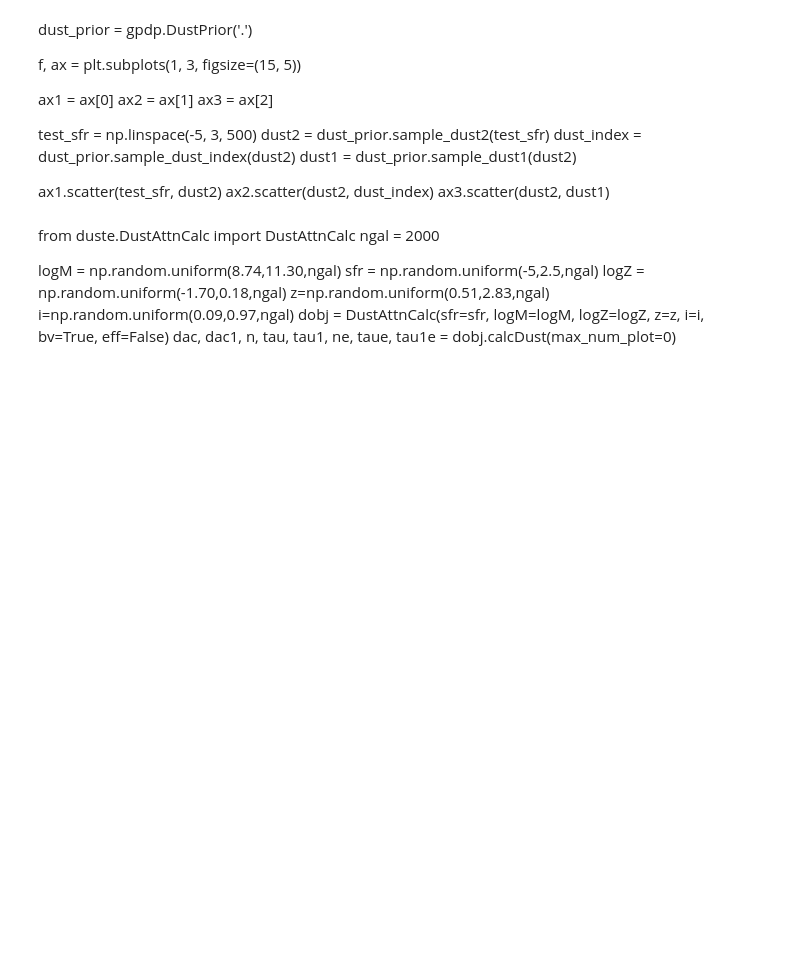
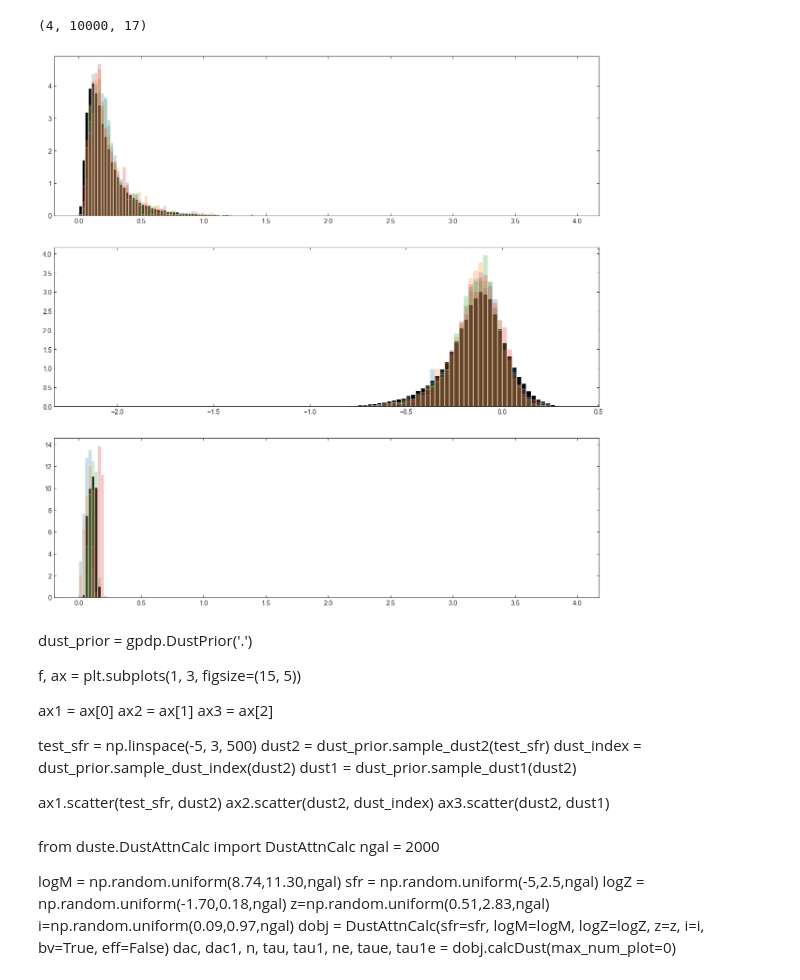
Before and after one commit to fpetri115/LBGforecast, a Jupyter notebook: test_dust_prior.ipynb, the cells around one changed output. Saved outputs shown, nothing was run; the diff lists cells and outputs as text; code cells hidden in the pictures; blank space fills up the shorter version.

```diff
--- a/test_dust_prior.ipynb
+++ b/test_dust_prior.ipynb
@@ -85,3 +158,49 @@ Loading Complete
+# %%
+print(spsp.shape)
+f, ax = plt.subplots(3, 1, figsize=(15, 15))
+recent_sfrs_pop, dust2_pop, dust_index_pop, dust1_pop = dust_prior.get_pop_cosmos_samples(1000000)
+
+sfr_point = 0
+d2_point = 1.0
+d2_point2 = 0.15
+dsfr = 0.5
+dd2 = 0.1
+dd22 = 0.1
+d2_bins = np.arange(0.0, 4.0, 0.025)
+dibins = np.arange(-2.2, 0.4, 0.025)
+
+for i in range(spsp.shape[0]):
+
+    sps_real = spsp[i]
+    redshifts = sps_real[:, 0]
+    logmasses = sps_real[:, -1]
+    logsfrratios = sps_real[:, 10:-1]
+    dust = sps_real[:, 2:5]
+    dust1 = dust[:, 0]
+    dust_index = dust[:, 2]
+    dust2 = dust[:, 1]
+    recent_sfrs = np.log10(sfh.calculate_recent_sfr(redshifts, logmasses, logsfrratios))
+
+    inds = np.where((recent_sfrs<sfr_point)&(recent_sfrs>sfr_point-dsfr))[0]
+    histogram = ax[0].hist(dust2[inds], density=True, bins=d2_bins, alpha=0.25)
+
+    inds = np.where((dust2<dust2_point)&(dust2>dust2_point-dd2))[0]
+    histogram = ax[1].hist(dust_index[inds], density=True, bins=dibins, alpha=0.25)
+
+    inds = np.where((dust2<d2_point2)&(dust2>d2_point2-dd22))[0]
+    histogram = ax[2].hist(dust1[inds], density=True, bins=d2_bins, alpha=0.25)
+
+inds0 = np.where((recent_sfrs_pop<sfr_point)&(recent_sfrs_pop>sfr_point-dsfr))[0]
+histogram = ax[0].hist(dust2_pop[inds0], density=True, bins=d2_bins, color='k', zorder=-1)
+
+inds0 = np.where((dust2_pop<dust2_point)&(dust2_pop>dust2_point-dd2))[0]
+histogram = ax[1].hist(dust_index_pop[inds0], density=True, bins=dibins, color='k', zorder=-1)
+
+inds0 = np.where((dust2_pop<d2_point2)&(dust2_pop>d2_point2-dd22))[0]
+histogram = ax[2].hist(dust1_pop[inds0], density=True, bins=d2_bins, color='k', zorder=-1)
+# %% [output]
+(4, 10000, 17)
+[figure, added]
 # %%
 #np.save("dust_data/popcosmos_recentsfrs.npy", dust_prior.recent_sfrs)
 #nagaraj22 = np.array([dust_prior.n, dust_prior.tau, dust_prior.tau1, dust_prior.ne, dust_prior.taue, dust_prior.tau1e, dust_prior.sfr])
```
Also changed, not shown: parts of 5 cells of this notebook, 1 other file.
